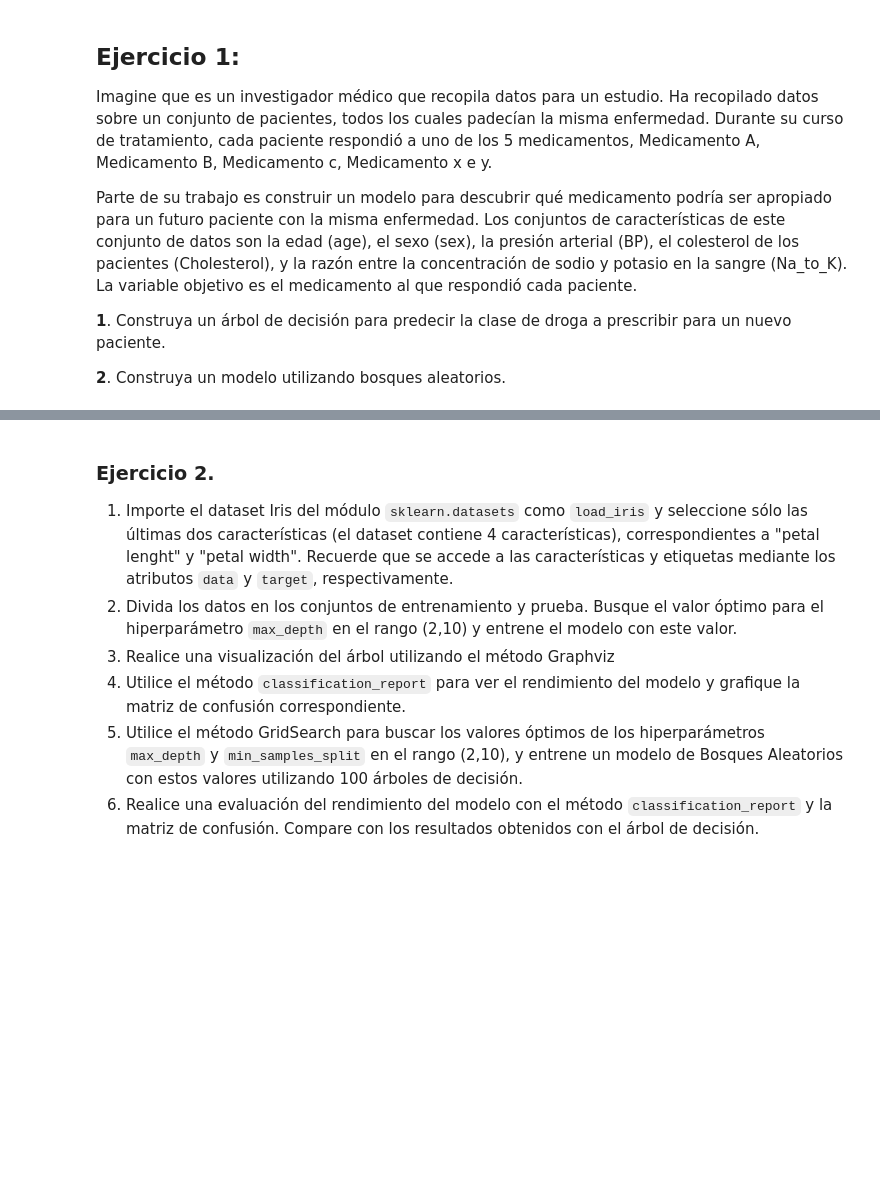
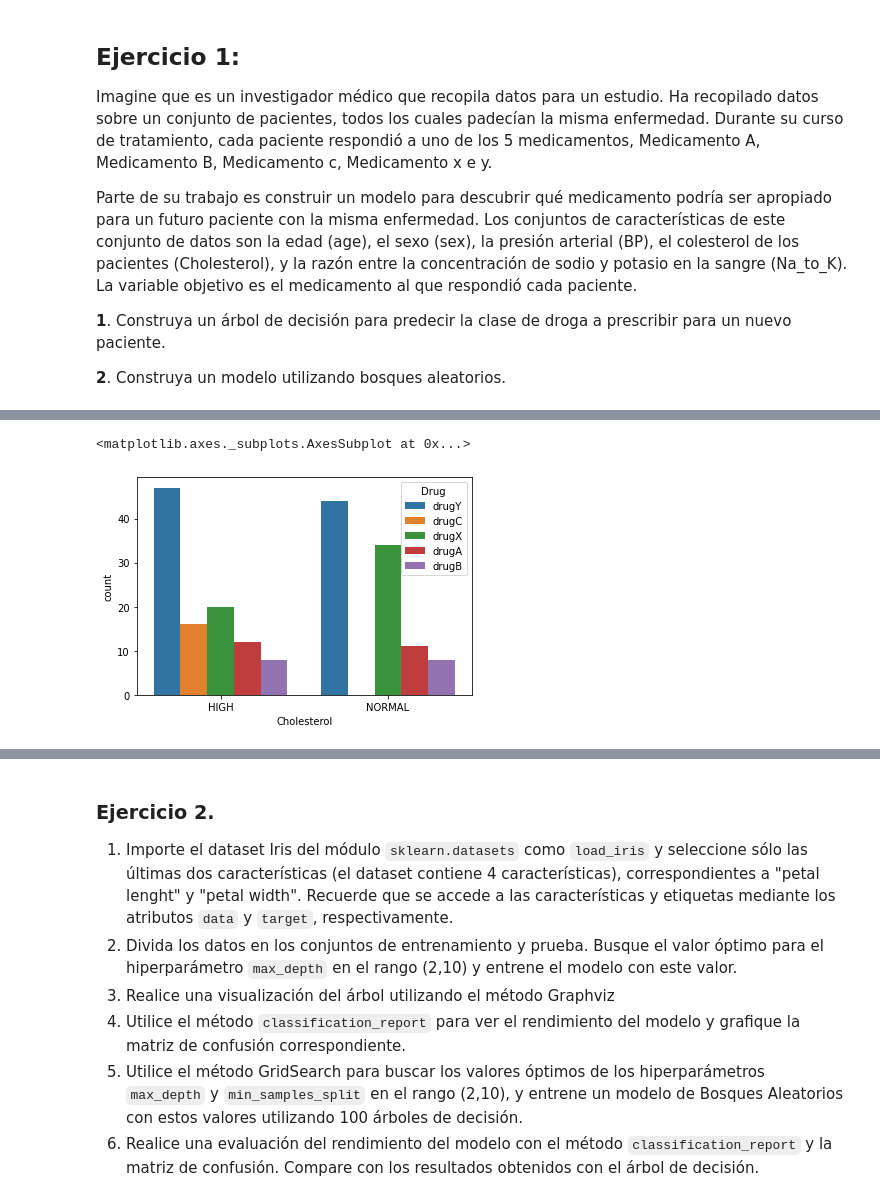
Before and after one commit to darioblandon/Curso1, a Jupyter notebook: S9/S9.ipynb, the cells around one changed output, grey strips where cells are left out. Cells and saved outputs as stored; diff of their text form; code cells hidden in the pictures; blank space fills up the shorter version.

```diff
--- a/S9/S9.ipynb
+++ b/S9/S9.ipynb
@@ -228,3 +228,7 @@ Parte de su trabajo es construir un modelo para descubrir qué medicamento podr
 **1**. Construya un árbol de decisión para predecir la clase de droga a prescribir para un nuevo paciente.
 
 **2**. Construya un modelo utilizando bosques aleatorios.
+# %%
+import pandas as pd
+drugs = pd.read_csv("https://raw.githubusercontent.com/darioblandon/Curso1/master/S9/drug200.csv")
+drugs.head()
@@ -230,0 +265,6 @@ Parte de su trabajo es construir un modelo para descubrir qué medicamento podr
+# %%
+import seaborn as sns
+sns.countplot(data=drugs,x="Cholesterol",hue="Drug")
+# %% [output]
+<matplotlib.axes._subplots.AxesSubplot at 0x...>
+[figure, added]
```
Also changed, not shown: parts of 19 cells of this notebook.
